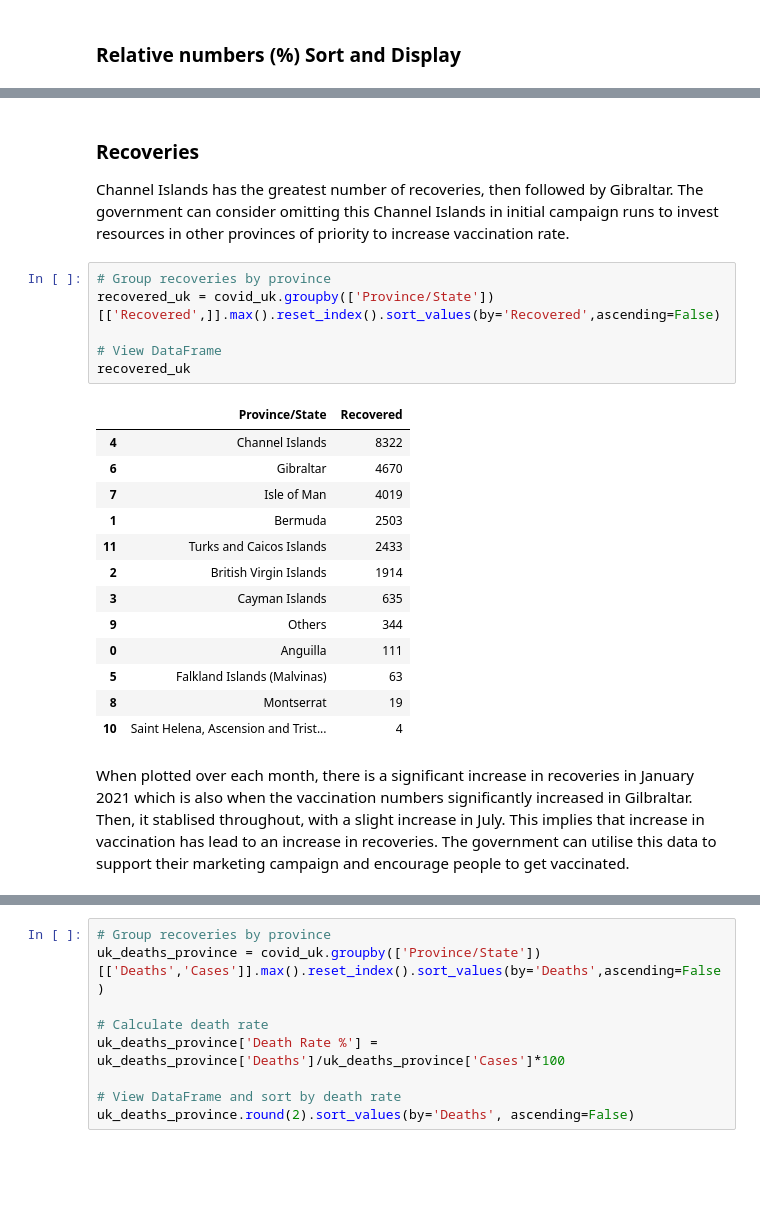
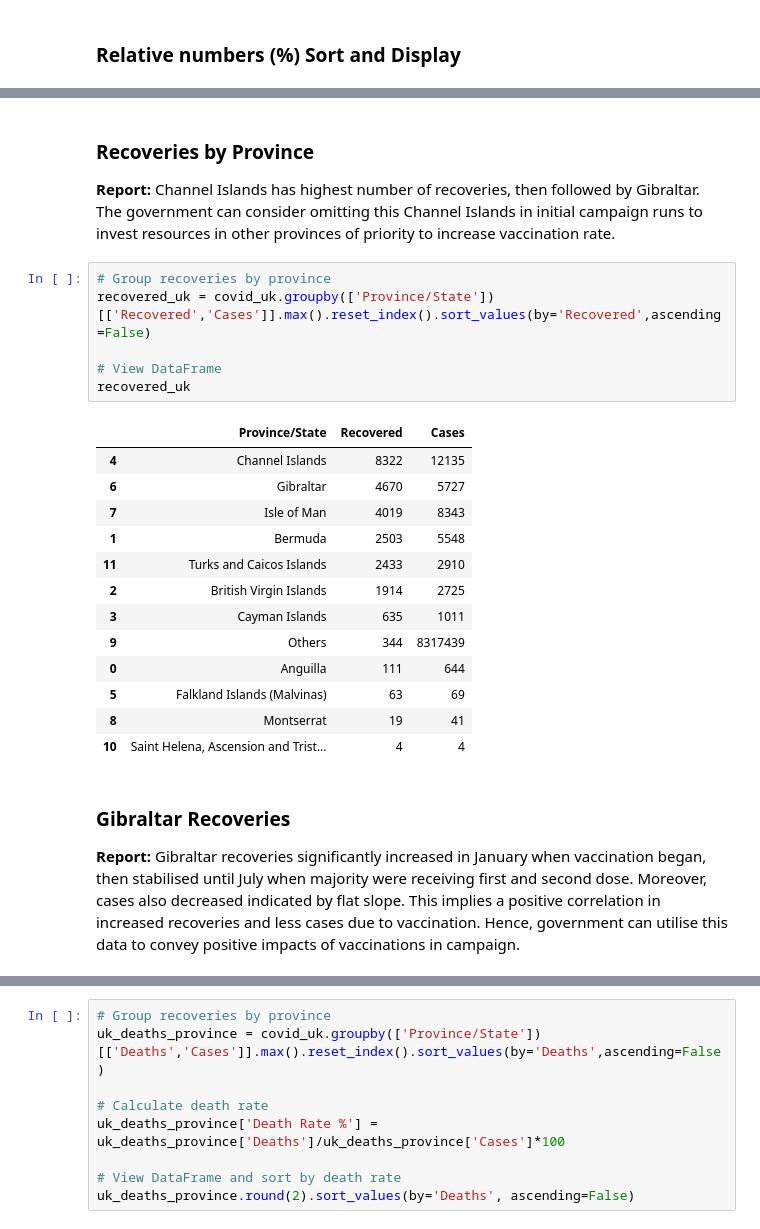
Before and after one commit to hazz292/LSE_A2_COVID_Analysis_Python, a Jupyter notebook: LSE_DA201_Assignment_Hazel_Chan.ipynb, the cells around one changed output, grey strips where cells are left out. Saved outputs shown, nothing was run; the diff lists cells and outputs as text; blank space fills up the shorter version.

```diff
--- a/LSE_DA201_Assignment_Hazel_Chan.ipynb
+++ b/LSE_DA201_Assignment_Hazel_Chan.ipynb
@@ -1193,28 +1082,29 @@ Text(0.5, 0, 'Month')
 # %% [markdown]
-### Recoveries
+### Recoveries by Province
 
-Channel Islands has the greatest number of recoveries, then followed by Gibraltar. The government can consider omitting this Channel Islands in initial campaign runs to invest resources in other provinces of priority to increase vaccination rate.
+**Report:** Channel Islands has highest number of recoveries, then followed by Gibraltar. The government can consider omitting this Channel Islands in initial campaign runs to invest resources in other provinces of priority to increase vaccination rate.
 # %%
 # Group recoveries by province
-recovered_uk = covid_uk.groupby(['Province/State'])[['Recovered',]].max().reset_index().sort_values(by='Recovered',ascending=False)
+recovered_uk = covid_uk.groupby(['Province/State'])[['Recovered','Cases']].max().reset_index().sort_values(by='Recovered',ascending=False)
 
 # View DataFrame
 recovered_uk
 # %% [output]
-|  | Province/State | Recovered |
-| 4 | Channel Islands | 8322 |
-| 6 | Gibraltar | 4670 |
-| 7 | Isle of Man | 4019 |
-| 1 | Bermuda | 2503 |
-| 11 | Turks and Caicos Islands | 2433 |
-| 2 | British Virgin Islands | 1914 |
-| 3 | Cayman Islands | 635 |
-| 9 | Others | 344 |
-| 0 | Anguilla | 111 |
-| 5 | Falkland Islands (Malvinas) | 63 |
-| 8 | Montserrat | 19 |
-| 10 | Saint Helena, Ascension and Trist... | 4 |
+|  | Province/State | Recovered | Cases |
+| 4 | Channel Islands | 8322 | 12135 |
+| 6 | Gibraltar | 4670 | 5727 |
+| 7 | Isle of Man | 4019 | 8343 |
+| 1 | Bermuda | 2503 | 5548 |
+| 11 | Turks and Caicos Islands | 2433 | 2910 |
+| 2 | British Virgin Islands | 1914 | 2725 |
+| 3 | Cayman Islands | 635 | 1011 |
+| 9 | Others | 344 | 8317439 |
+| 0 | Anguilla | 111 | 644 |
+| 5 | Falkland Islands (Malvinas) | 63 | 69 |
+| 8 | Montserrat | 19 | 41 |
+| 10 | Saint Helena, Ascension and Trist... | 4 | 4 |
 # %% [markdown]
+### Gibraltar Recoveries
 
-When plotted over each month, there is a significant increase in recoveries in January 2021 which is also when the vaccination numbers significantly increased in Gilbraltar. Then, it stablised throughout, with a slight increase in July. This implies that increase in vaccination has lead to an increase in recoveries. The government can utilise this data to support their marketing campaign and encourage people to get vaccinated.
+**Report:** Gibraltar recoveries significantly increased in January when vaccination began, then stabilised until July when majority were receiving first and second dose. Moreover, cases also decreased indicated by flat slope. This implies a positive correlation in increased recoveries and less cases due to vaccination. Hence, government can utilise this data to convey positive impacts of vaccinations in campaign.
 # %%
```
Also changed, not shown: parts of 69 cells of this notebook.
